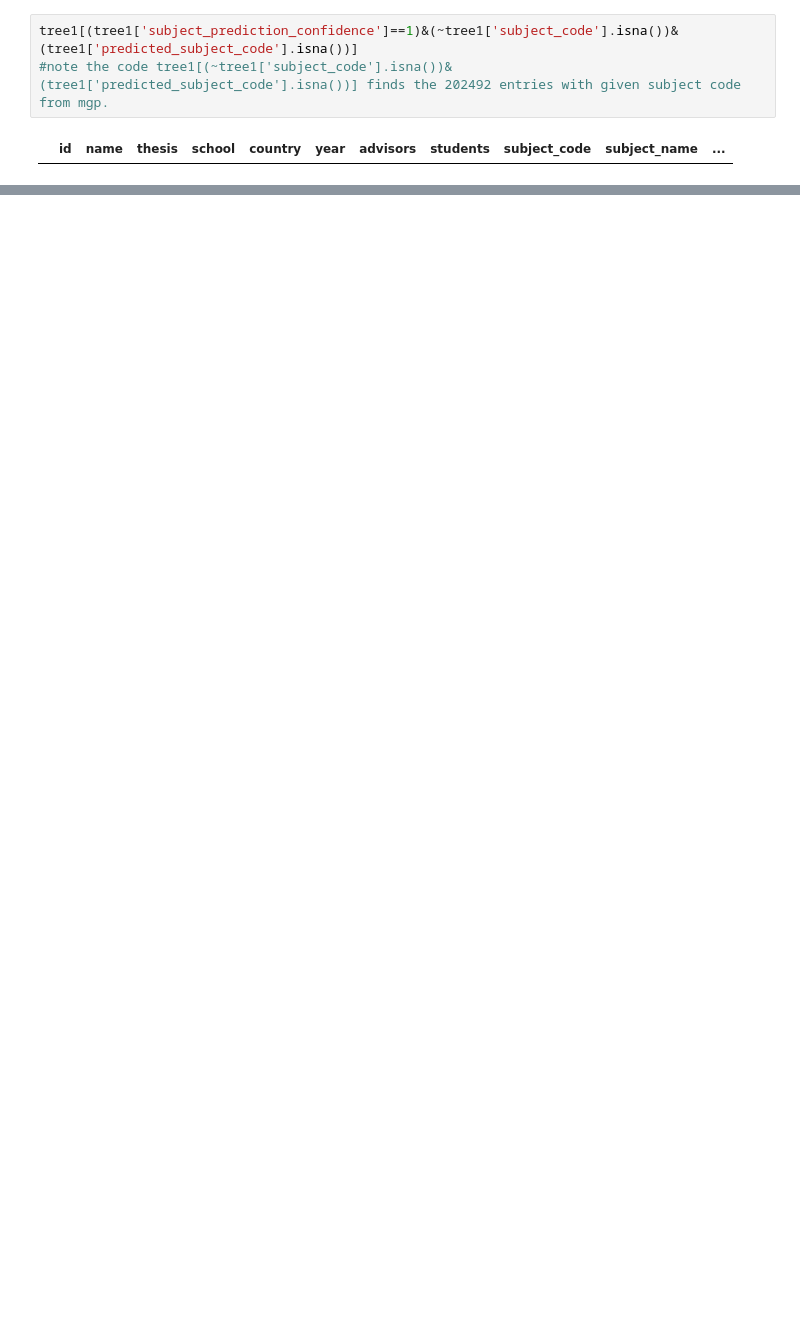
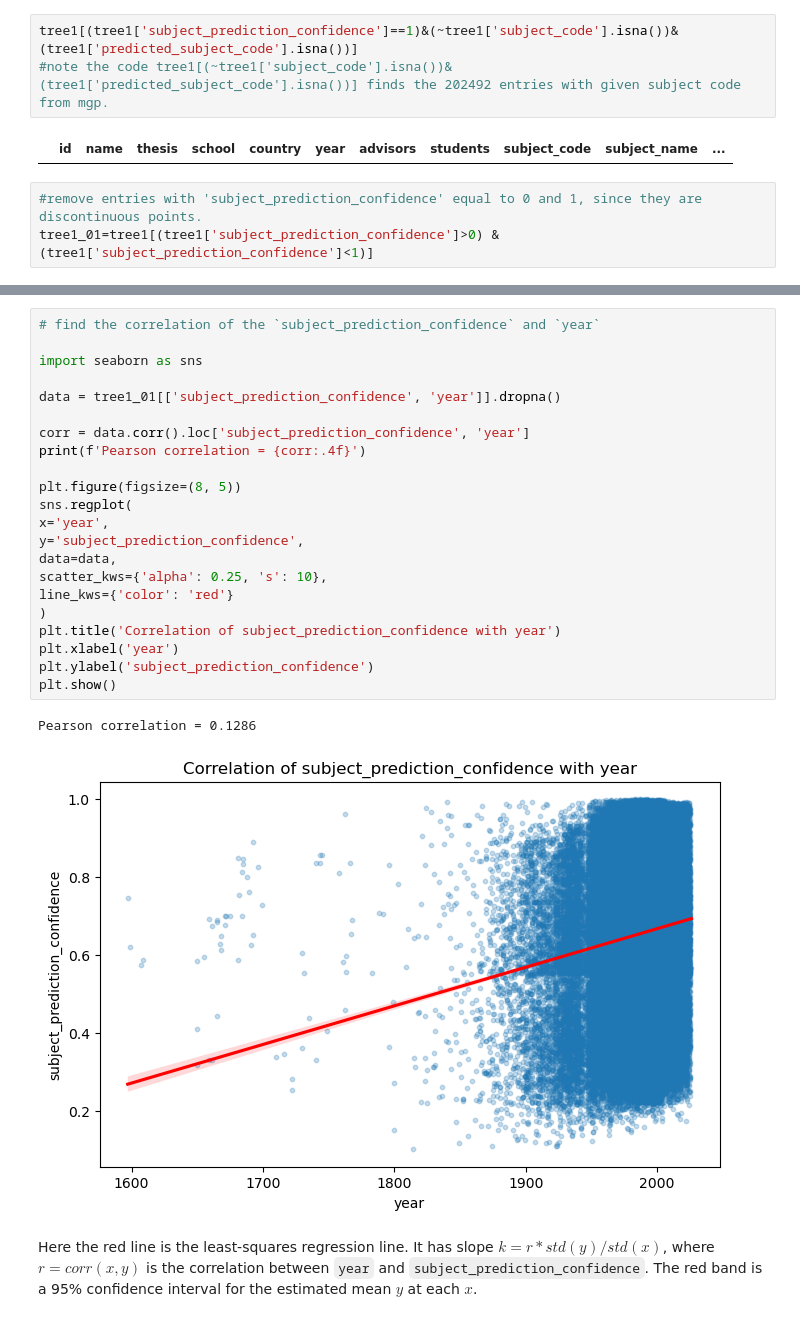
Before and after one commit to Erdos-Projects/summer26-math-genealogy, a Jupyter notebook: notebooks/fill-in-subject-Osanda/intepreting_prediction_confidence-Yilong.ipynb, the cells around one changed output, grey strips where cells are left out. Cells and saved outputs as stored; diff of their text form; blank space fills up the shorter version.

Commit message:
update prediction confidence analysis

```diff
--- a/notebooks/fill-in-subject-Osanda/intepreting_prediction_confidence-Yilong.ipynb
+++ b/notebooks/fill-in-subject-Osanda/intepreting_prediction_confidence-Yilong.ipynb
@@ -123,3 +133,6 @@ tree1[(tree1['subject_prediction_confidence']==1)&(~tree1['subject_code'].isna()
 #note the code tree1[(~tree1['subject_code'].isna())&(tree1['predicted_subject_code'].isna())] finds the 202492 entries with given subject code from mgp.
 # %% [output]
 |  | id | name | thesis | school | country | year | advisors | students | subject_code | subject_name | ... |
+# %%
+#remove entries with 'subject_prediction_confidence' equal to 0 and 1, since they are discontinuous points.
+tree1_01=tree1[(tree1['subject_prediction_confidence']>0) & (tree1['subject_prediction_confidence']<1)]
@@ -125,0 +147,27 @@ tree1[(tree1['subject_prediction_confidence']==1)&(~tree1['subject_code'].isna()
+# %%
+# find the correlation of the `subject_prediction_confidence` and `year`
+
+import seaborn as sns
+
+data = tree1_01[['subject_prediction_confidence', 'year']].dropna()
+
+corr = data.corr().loc['subject_prediction_confidence', 'year']
+print(f'Pearson correlation = {corr:.4f}')
+
+plt.figure(figsize=(8, 5))
+sns.regplot(
+x='year',
+y='subject_prediction_confidence',
+data=data,
+scatter_kws={'alpha': 0.25, 's': 10},
+line_kws={'color': 'red'}
+)
+plt.title('Correlation of subject_prediction_confidence with year')
+plt.xlabel('year')
+plt.ylabel('subject_prediction_confidence')
+plt.show()
+# %% [output]
+Pearson correlation = 0.1286
+[figure, added]
+# %% [markdown]
+Here the red line is the least-squares regression line. It has slope $k=r*std(y)/std(x)$, where $r=corr(x,y)$ is the correlation between `year` and `subject_prediction_confidence`. The red band is a 95% confidence interval for the estimated mean $y$ at each $x$.
```
Also changed, not shown: parts of 20 cells of this notebook.
